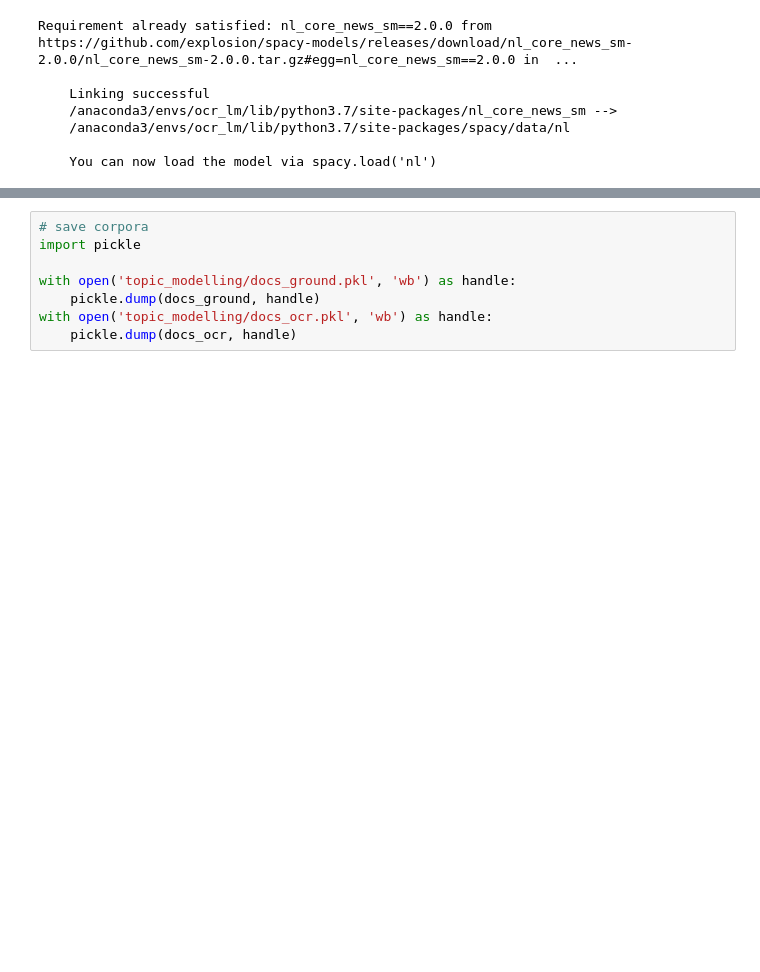
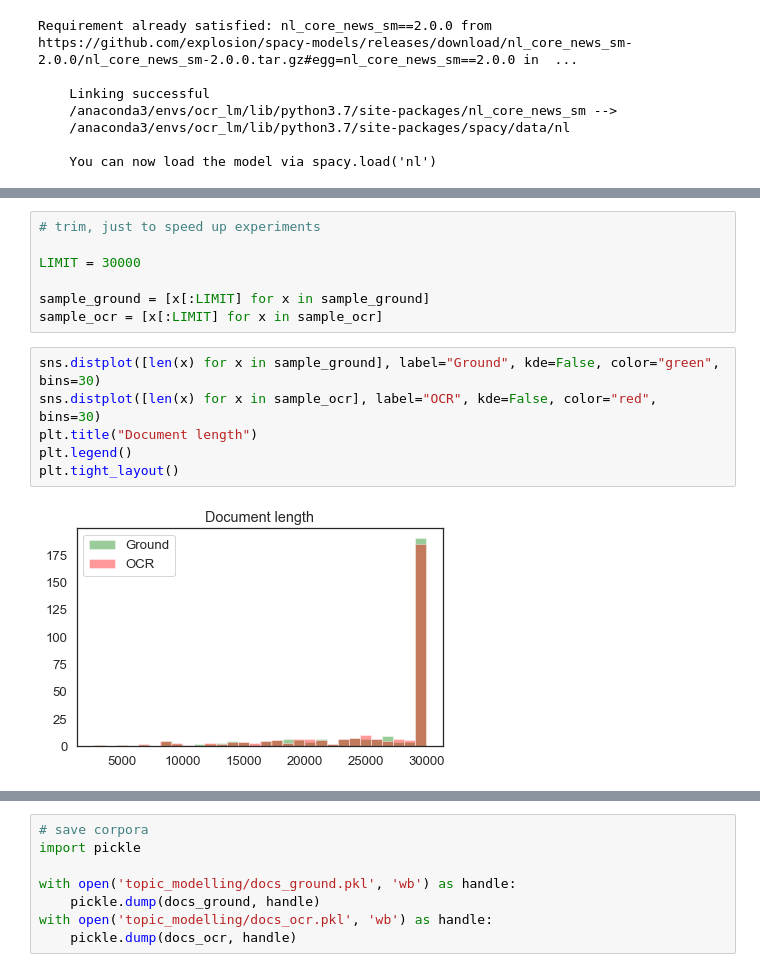
Before and after one commit to Giovanni1085/KB_OCR_impact, a Jupyter notebook: Topic modelling analysis.ipynb, the cells around one changed output, grey strips where cells are left out. Drawn from its saved outputs; the diff is of its cells as text; blank space fills up the shorter version.

```diff
--- a/Topic modelling analysis.ipynb
+++ b/Topic modelling analysis.ipynb
@@ -93,0 +114,15 @@ Name: text_ocr, dtype: object
+# %%
+# trim, just to speed up experiments
+
+LIMIT = 30000
+
+sample_ground = [x[:LIMIT] for x in sample_ground]
+sample_ocr = [x[:LIMIT] for x in sample_ocr]
+# %%
+sns.distplot([len(x) for x in sample_ground], label="Ground", kde=False, color="green", bins=30)
+sns.distplot([len(x) for x in sample_ocr], label="OCR", kde=False, color="red", bins=30)
+plt.title("Document length")
+plt.legend()
+plt.tight_layout()
+# %% [output]
+[figure, added]
```
Also changed, not shown: parts of 69 cells of this notebook.
